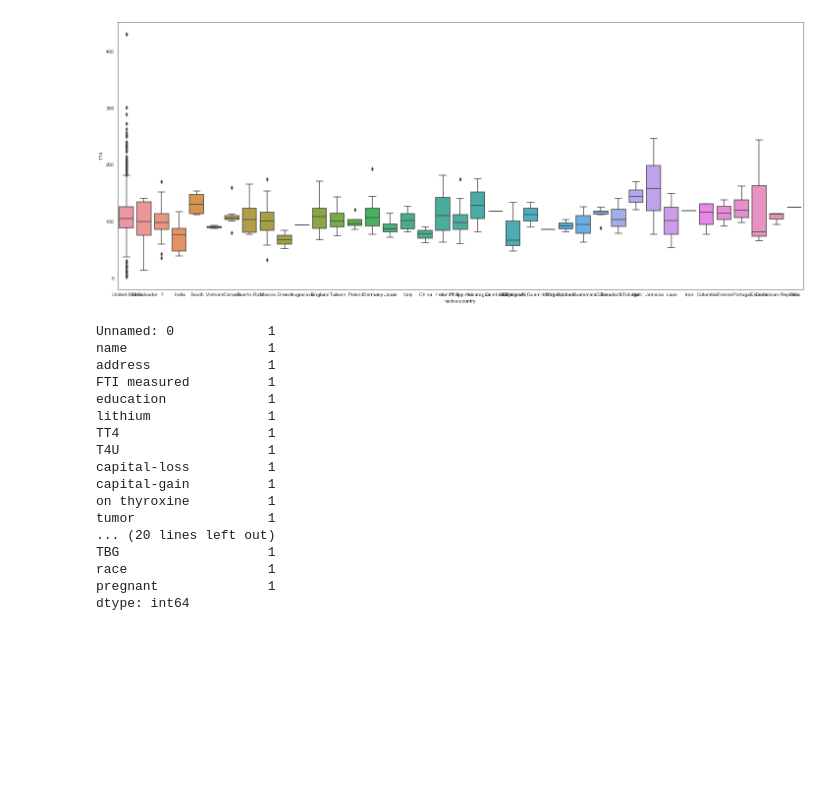
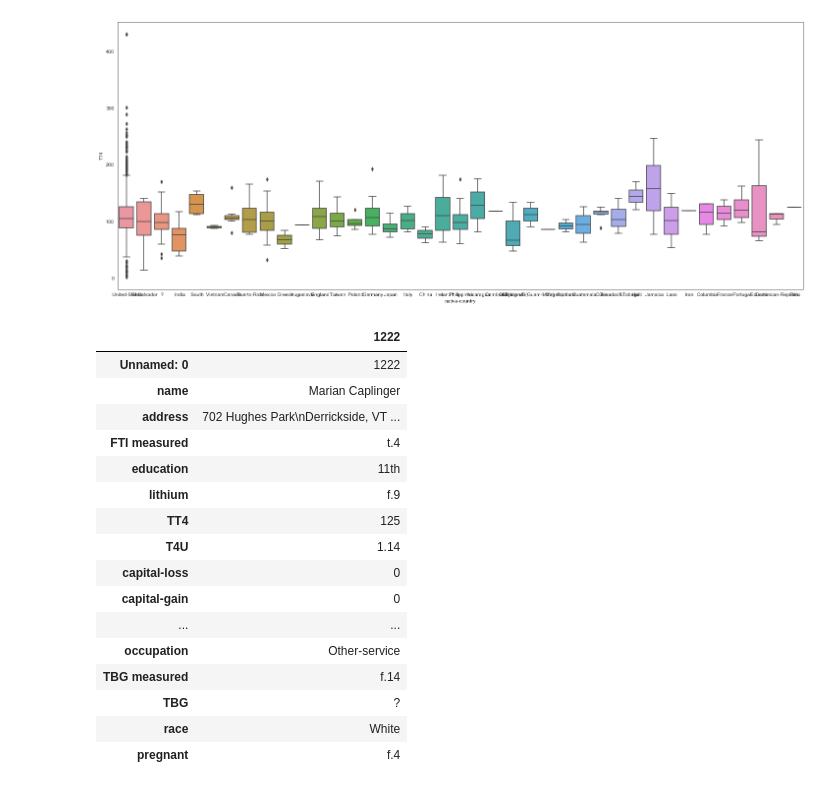
Before and after one commit to MatusPilnan/nadejny-informatik, a Jupyter notebook: utrzok-z-krabicky-od-marlboriek.ipynb, the cells around one changed output. Drawn from its saved outputs; the diff is of its cells as text; code cells hidden in the pictures; blank space fills up the shorter version.

```diff
--- a/utrzok-z-krabicky-od-marlboriek.ipynb
+++ b/utrzok-z-krabicky-od-marlboriek.ipynb
@@ -279,22 +309,22 @@ sns.boxplot('native-country', 'TT4', data=other)
 <matplotlib.axes._subplots.AxesSubplot at 0x...>
 [figure]
 # %%
-other[other['pregnant']=='f.4'].count()
+other[other['pregnant']=='f.4'].transpose()
 # %% [output]
-Unnamed: 0            1
-name                  1
-address               1
-FTI measured          1
-education             1
-lithium               1
-TT4                   1
-T4U                   1
-capital-loss          1
-capital-gain          1
-on thyroxine          1
-tumor                 1
-... (20 lines left out)
-TBG                   1
-race                  1
-pregnant              1
-dtype: int64
+|  | 1222 |
+| Unnamed: 0 | 1222 |
+| name | Marian Caplinger |
+| address | 702 Hughes Park\nDerrickside, VT ... |
+| FTI measured | t.4 |
+| education | 11th |
+| lithium | f.9 |
+| TT4 | 125 |
+| T4U | 1.14 |
+| capital-loss | 0 |
+| capital-gain | 0 |
+| ... | ... |
+| occupation | Other-service |
+| TBG measured | f.14 |
+| TBG | ? |
+| race | White |
+| pregnant | f.4 |
```
Also changed, not shown: parts of 2 cells of this notebook.
